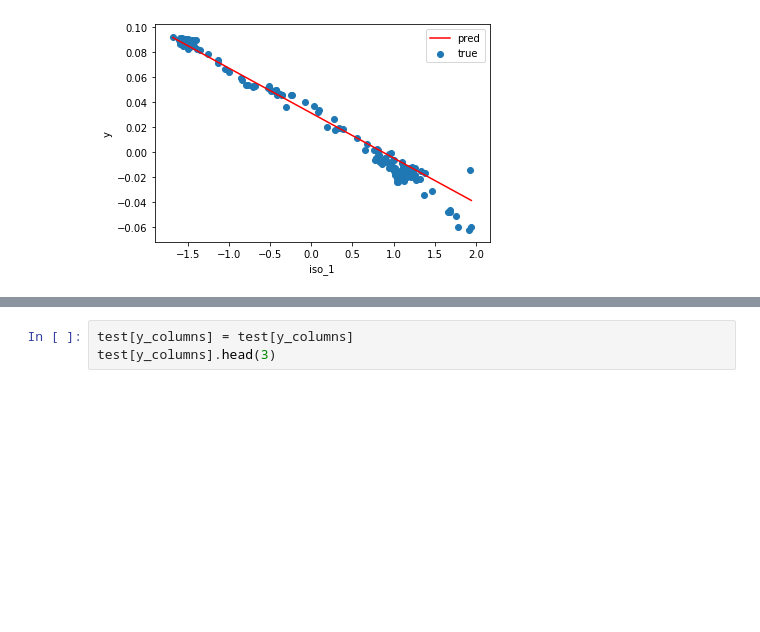
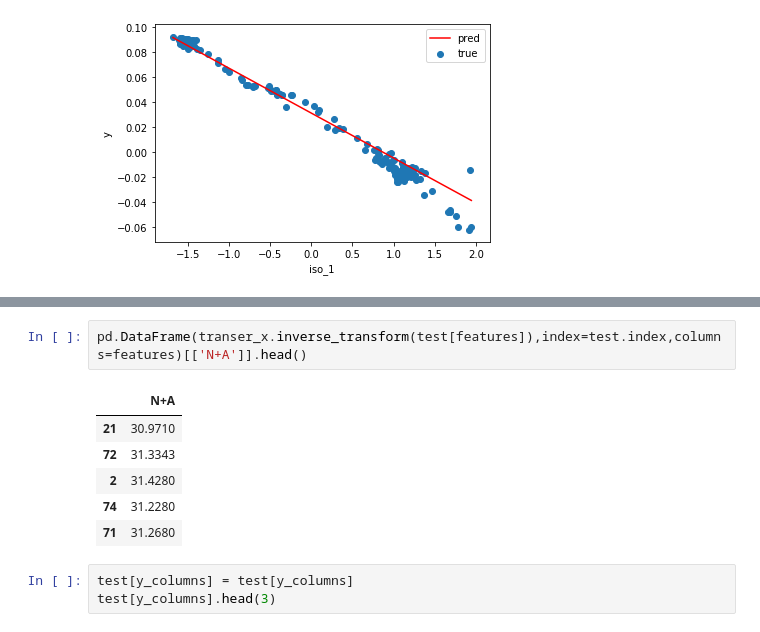
Before and after one commit to skywalker0803r/works, a Jupyter notebook: autoencoder_輕油案子.ipynb, the cells around one changed output, grey strips where cells are left out. Drawn from its saved outputs; the diff is of its cells as text; blank space fills up the shorter version.

```diff
--- a/autoencoder_輕油案子.ipynb
+++ b/autoencoder_輕油案子.ipynb
@@ -472,3 +487,12 @@ y_pred_all.head(3)
+# %%
+pd.DataFrame(transer_x.inverse_transform(test[features]),index=test.index,columns=features)[['N+A']].head()
+# %% [output]
+|  | N+A |
+| 21 | 30.9710 |
+| 72 | 31.3343 |
+| 2 | 31.4280 |
+| 74 | 31.2280 |
+| 71 | 31.2680 |
 # %%
 test[y_columns] = test[y_columns]
 test[y_columns].head(3)
```
Also changed, not shown: parts of 2 cells of this notebook.
